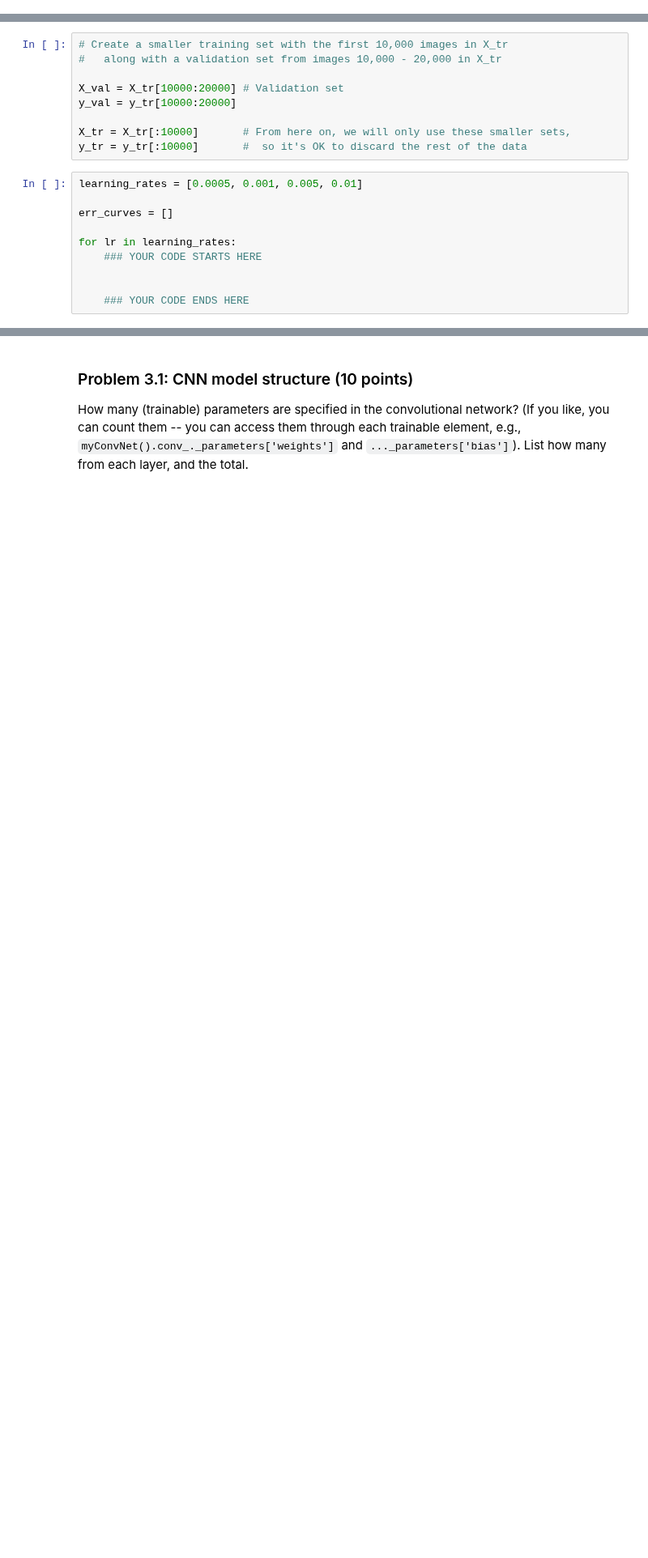
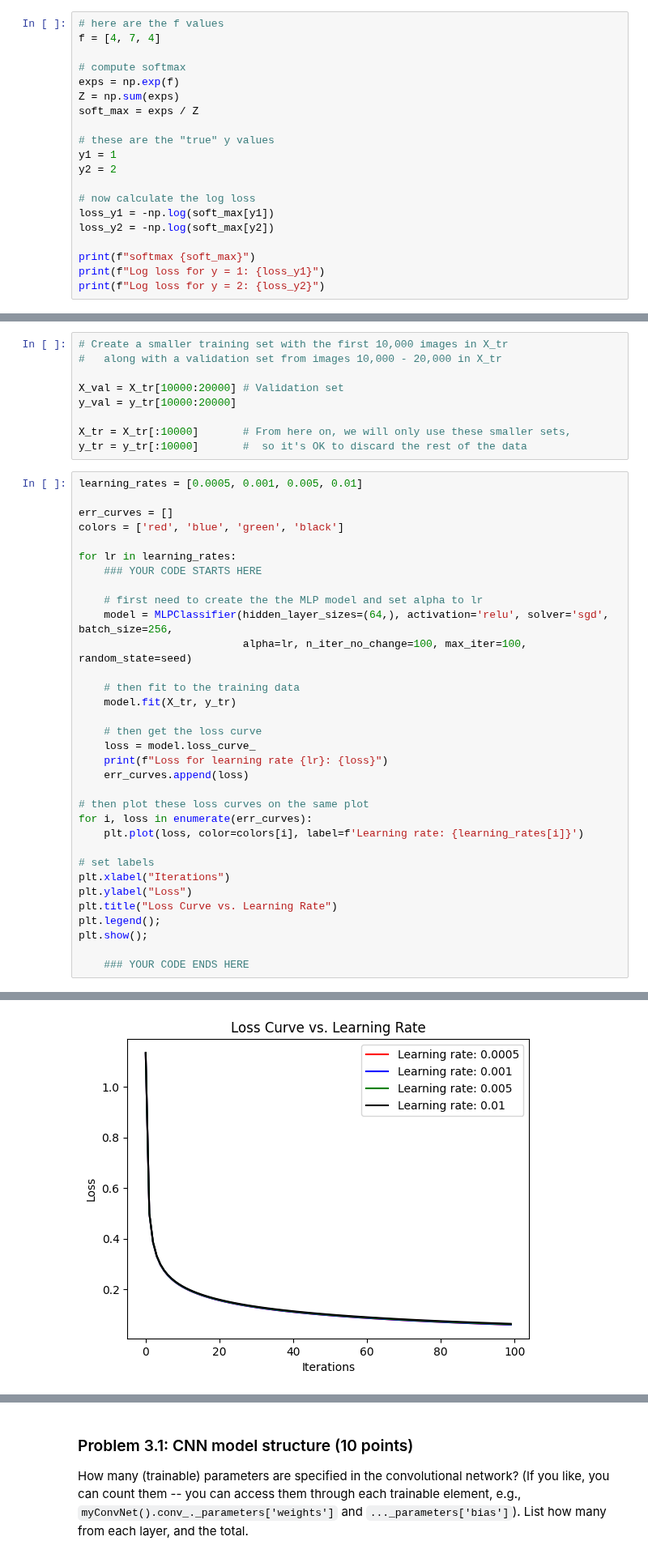
Before and after one commit to SarahAsad23/MachineLearning, a Jupyter notebook: HW4/cs273-hw4.ipynb, the cells around one changed output, grey strips where cells are left out. Shown at 81% size. Cells and saved outputs as stored; diff of their text form; blank space fills up the shorter version.

```diff
--- a/HW4/cs273-hw4.ipynb
+++ b/HW4/cs273-hw4.ipynb
@@ -114,3 +117,23 @@ Typically when we train neural networks for classification, we seek to minimize
 - Suppose instead that the true label for the input $\mathbf{x}$ is $y = 2$. What would be the value of our loss function based on the network's prediction for $\mathbf{x}$?
 
 You are free to use numpy / Python to help you calculate this, but don't use any neural network libraries that will automatically calculate the loss for you.
+# %%
+# here are the f values
+f = [4, 7, 4]
+
+# compute softmax
+exps = np.exp(f)
+Z = np.sum(exps)
+soft_max = exps / Z
+
+# these are the "true" y values
+y1 = 1
+y2 = 2
+
+# now calculate the log loss
+loss_y1 = -np.log(soft_max[y1])
+loss_y2 = -np.log(soft_max[y2])
+
+print(f"softmax {soft_max}")
+print(f"Log loss for y = 1: {loss_y1}")
+print(f"Log loss for y = 2: {loss_y2}")
@@ -269,9 +305,33 @@ y_tr = y_tr[:10000]       #  so it's OK to discard the rest of the data
 learning_rates = [0.0005, 0.001, 0.005, 0.01]
 
 err_curves = []
+colors = ['red', 'blue', 'green', 'black']
 
 for lr in learning_rates:
     ### YOUR CODE STARTS HERE
 
+    # first need to create the the MLP model and set alpha to lr
+    model = MLPClassifier(hidden_layer_sizes=(64,), activation='relu', solver='sgd', batch_size=256,
+                          alpha=lr, n_iter_no_change=100, max_iter=100, random_state=seed)
+
+    # then fit to the training data
+    model.fit(X_tr, y_tr)
+
+    # then get the loss curve
+    loss = model.loss_curve_
+    print(f"Loss for learning rate {lr}: {loss}")
+    err_curves.append(loss)
+
+# then plot these loss curves on the same plot
+for i, loss in enumerate(err_curves):
+    plt.plot(loss, color=colors[i], label=f'Learning rate: {learning_rates[i]}')
+
+# set labels
+plt.xlabel("Iterations")
+plt.ylabel("Loss")
+plt.title("Loss Curve vs. Learning Rate")
+plt.legend();
+plt.show();
 
     ### YOUR CODE ENDS HERE
+# %% [output]
@@ -278,3 +342,4 @@ for lr in learning_rates:
+[figure, added]
 # %% [markdown]
 ### Problem 2.3: Tuning a Neural Network (10 points)
 
```
Also changed, not shown: parts of 6 cells of this notebook, 2 other files.
